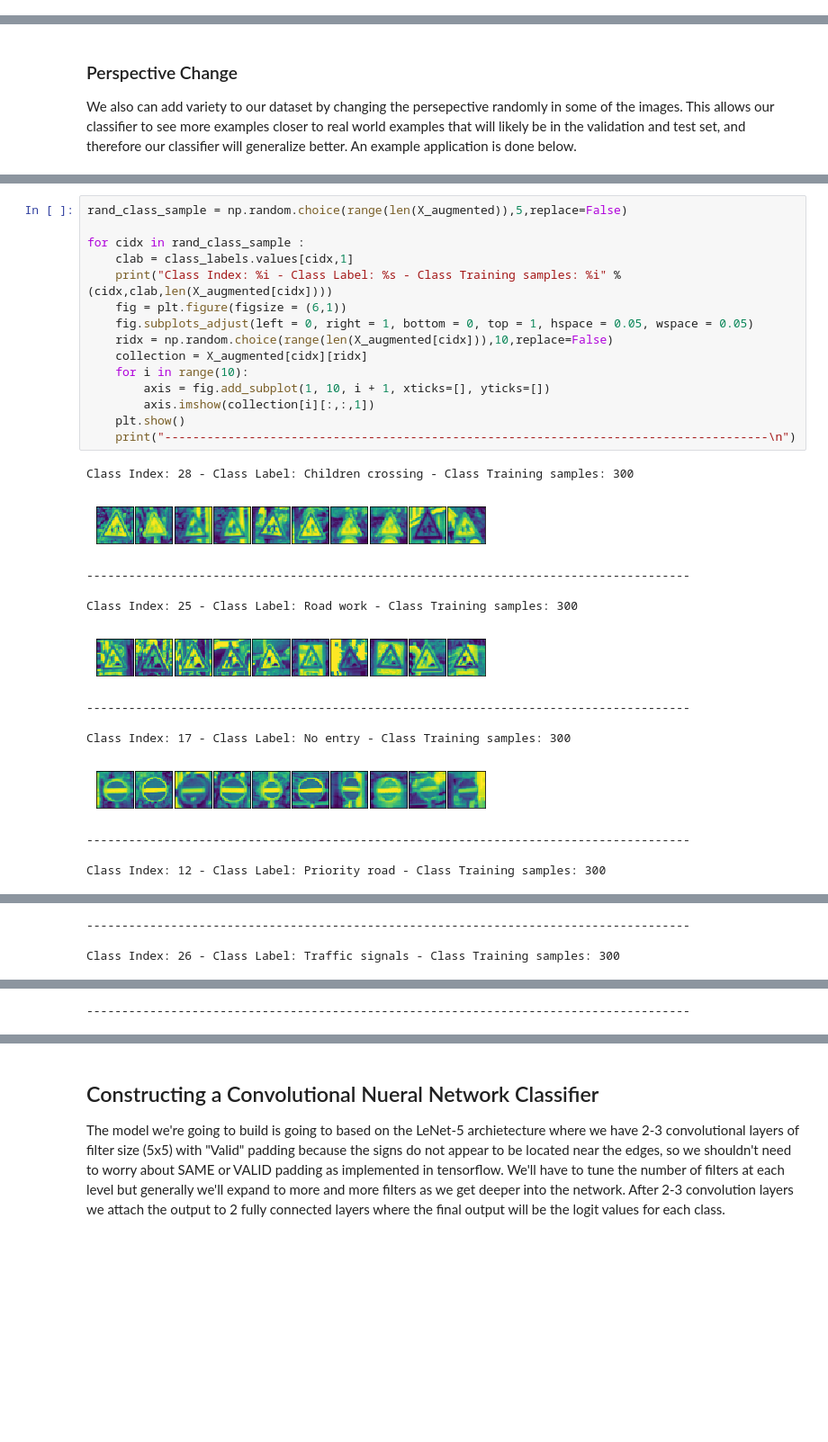
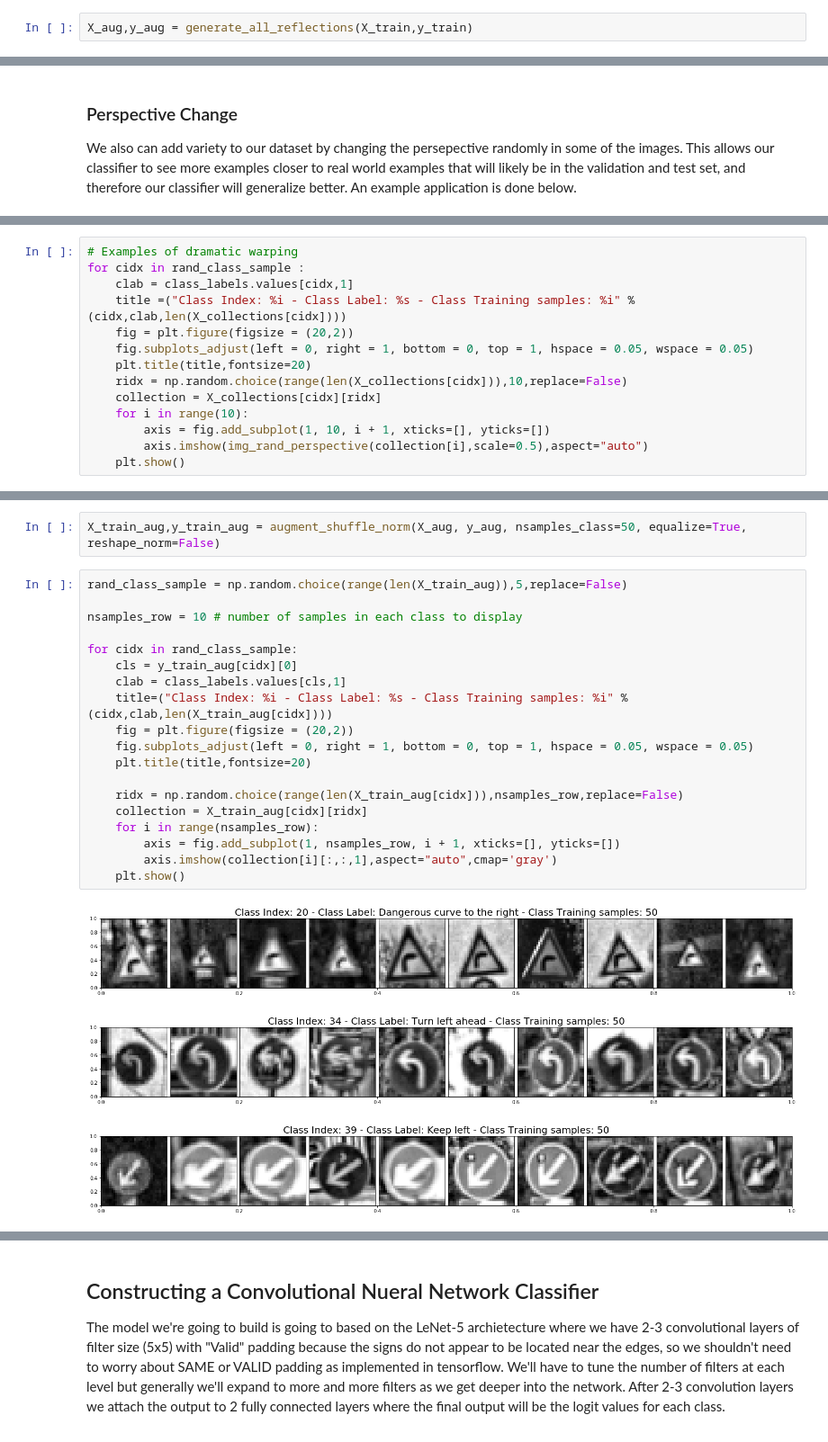
Before and after one commit to BVPhD/Udacity_SDC, a Jupyter notebook: COVNET_Road_Sign_Classifier/Traffic_Sign_Classifier.ipynb, the cells around one changed output, grey strips where cells are left out. Shown at 90% size. Cells and saved outputs as stored; diff of their text form; blank space fills up the shorter version.

```diff
--- a/COVNET_Road_Sign_Classifier/Traffic_Sign_Classifier.ipynb
+++ b/COVNET_Road_Sign_Classifier/Traffic_Sign_Classifier.ipynb
@@ -224,0 +277,2 @@ def img_rand_perspective(img,scale=0.0):
+# %%
+X_aug,y_aug = generate_all_reflections(X_train,y_train)
@@ -272,0 +372,14 @@ plt.imshow(np.hstack((X_train[500],img_rand_perspective(X_train[500],scale=10.0)
+# %%
+# Examples of dramatic warping
+for cidx in rand_class_sample :
+    clab = class_labels.values[cidx,1]
+    title =("Class Index: %i - Class Label: %s - Class Training samples: %i" % (cidx,clab,len(X_collections[cidx])))
+    fig = plt.figure(figsize = (20,2))
+    fig.subplots_adjust(left = 0, right = 1, bottom = 0, top = 1, hspace = 0.05, wspace = 0.05)
+    plt.title(title,fontsize=20)
+    ridx = np.random.choice(range(len(X_collections[cidx])),10,replace=False)
+    collection = X_collections[cidx][ridx]
+    for i in range(10):
+        axis = fig.add_subplot(1, 10, i + 1, xticks=[], yticks=[])
+        axis.imshow(img_rand_perspective(collection[i],scale=0.5),aspect="auto")
+    plt.show()
@@ -307,29 +502,25 @@ for cidx in range(len(X_collections)):
+# %%
+X_train_aug,y_train_aug = augment_shuffle_norm(X_aug, y_aug, nsamples_class=50, equalize=True, reshape_norm=False)
 # %%
-rand_class_sample = np.random.choice(range(len(X_augmented)),5,replace=False)
+rand_class_sample = np.random.choice(range(len(X_train_aug)),5,replace=False)
 
-for cidx in rand_class_sample :
-    clab = class_labels.values[cidx,1]
-    print("Class Index: %i - Class Label: %s - Class Training samples: %i" % (cidx,clab,len(X_augmented[cidx])))
-    fig = plt.figure(figsize = (6,1))
+nsamples_row = 10 # number of samples in each class to display
+
+for cidx in rand_class_sample:
+    cls = y_train_aug[cidx][0]
+    clab = class_labels.values[cls,1]
+    title=("Class Index: %i - Class Label: %s - Class Training samples: %i" % (cidx,clab,len(X_train_aug[cidx])))
+    fig = plt.figure(figsize = (20,2))
     fig.subplots_adjust(left = 0, right = 1, bottom = 0, top = 1, hspace = 0.05, wspace = 0.05)
-    ridx = np.random.choice(range(len(X_augmented[cidx])),10,replace=False)
-    collection = X_augmented[cidx][ridx]
-    for i in range(10):
-        axis = fig.add_subplot(1, 10, i + 1, xticks=[], yticks=[])
-        axis.imshow(collection[i][:,:,1])
+    plt.title(title,fontsize=20)
+
+    ridx = np.random.choice(range(len(X_train_aug[cidx])),nsamples_row,replace=False)
+    collection = X_train_aug[cidx][ridx]
+    for i in range(nsamples_row):
+        axis = fig.add_subplot(1, nsamples_row, i + 1, xticks=[], yticks=[])
+        axis.imshow(collection[i][:,:,1],aspect="auto",cmap='gray')
     plt.show()
-    print("--------------------------------------------------------------------------------------\n")
 # %% [output]
-Class Index: 28 - Class Label: Children crossing - Class Training samples: 300
-[figure, old version]
+[figure, new version]
---------------------------------------------------------------------------------------
-
-Class Index: 25 - Class Label: Road work - Class Training samples: 300
-[figure, old version]
+[figure, new version]
---------------------------------------------------------------------------------------
-
-Class Index: 17 - Class Label: No entry - Class Training samples: 300
-[figure, old version]
+[figure, new version]
---------------------------------------------------------------------------------------
-
-Class Index: 12 - Class Label: Priority road - Class Training samples: 300
@@ -337,3 +527,0 @@ Class Index: 12 - Class Label: Priority road - Class Training samples: 300
---------------------------------------------------------------------------------------
-
-Class Index: 26 - Class Label: Traffic signals - Class Training samples: 300
@@ -341 +528,0 @@ Class Index: 26 - Class Label: Traffic signals - Class Training samples: 300
---------------------------------------------------------------------------------------
```
Also changed, not shown: parts of 55 cells of this notebook.
